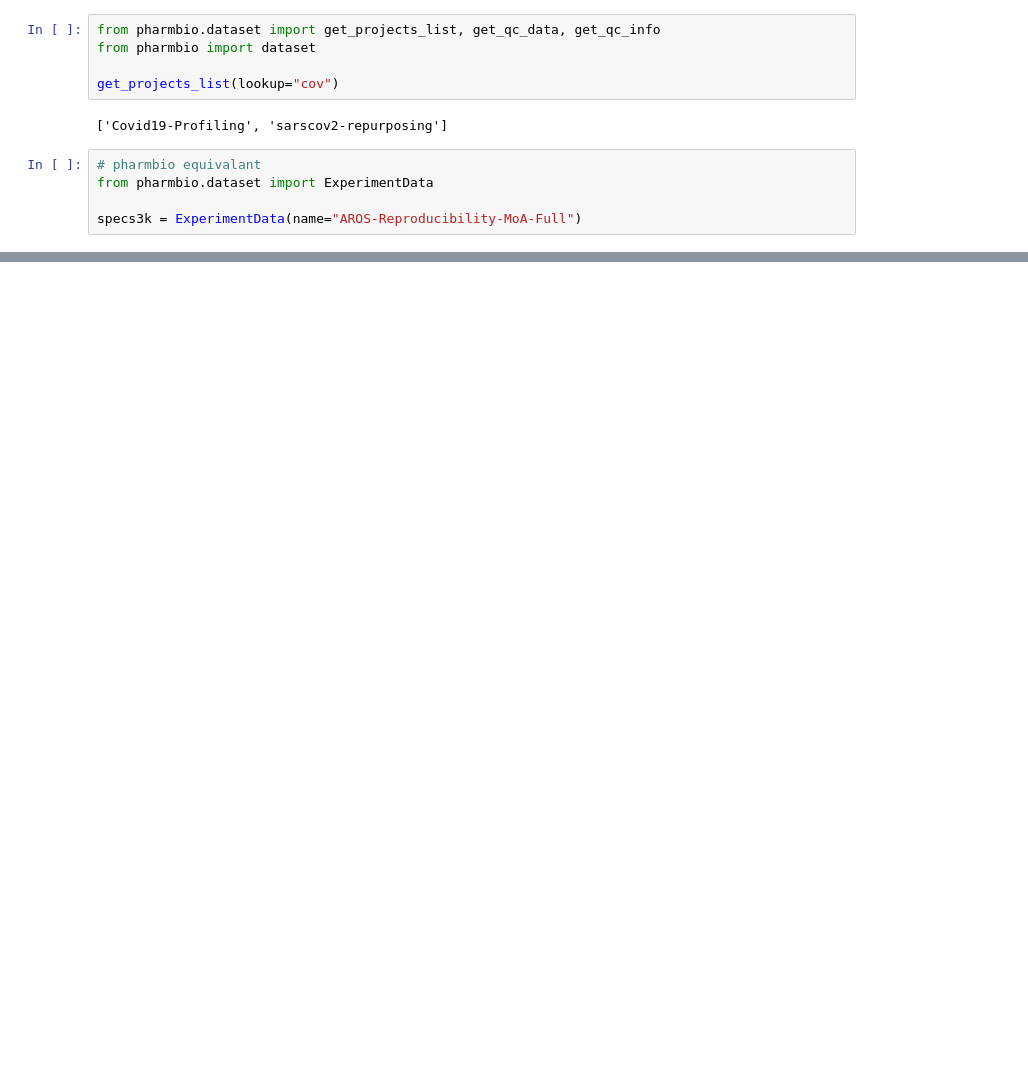
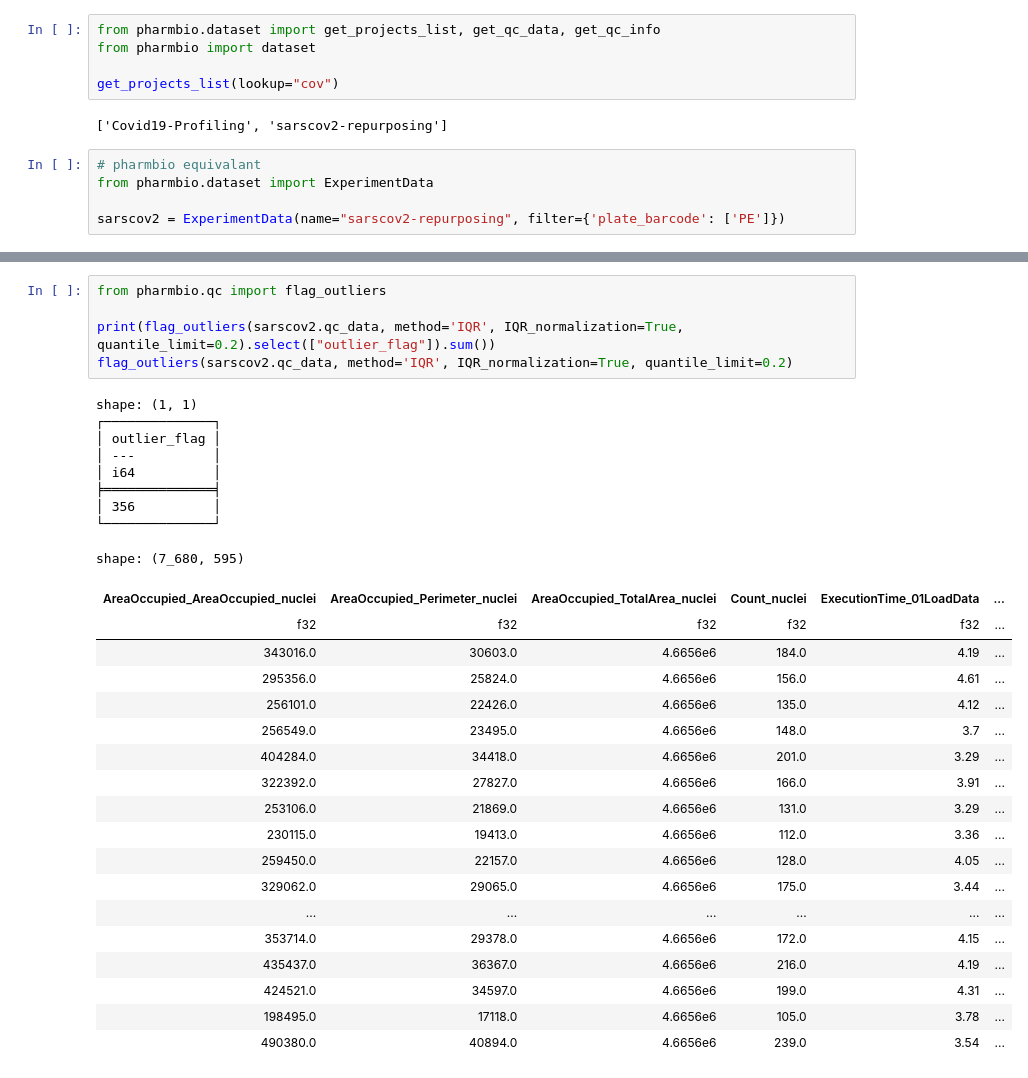
Before and after one commit to pharmbio/pharmbio_package, a Jupyter notebook: test_package.ipynb, the cells around one changed output, grey strips where cells are left out. Drawn from its saved outputs; the diff is of its cells as text; blank space fills up the shorter version.

Commit message:
add flag_outlier and related functions

```diff
--- a/test_package.ipynb
+++ b/test_package.ipynb
@@ -9,5 +9,5 @@ get_projects_list(lookup="cov")
 # pharmbio equivalant
 from pharmbio.dataset import ExperimentData
 
-specs3k = ExperimentData(name="AROS-Reproducibility-MoA-Full")
+sarscov2 = ExperimentData(name="sarscov2-repurposing", filter={'plate_barcode': ['PE']})
 # %% [output]
@@ -88,0 +86,33 @@ shape: (7_680, 589)
+# %%
+from pharmbio.qc import flag_outliers
+
+print(flag_outliers(sarscov2.qc_data, method='IQR', IQR_normalization=True, quantile_limit=0.2).select(["outlier_flag"]).sum())
+flag_outliers(sarscov2.qc_data, method='IQR', IQR_normalization=True, quantile_limit=0.2)
+# %% [output]
+shape: (1, 1)
+┌──────────────┐
+│ outlier_flag │
+│ ---          │
+│ i64          │
+╞══════════════╡
+│ 356          │
+└──────────────┘
+shape: (7_680, 595)
+| AreaOccupied_AreaOccupied_nuclei | AreaOccupied_Perimeter_nuclei | AreaOccupied_TotalArea_nuclei | Count_nuclei | ExecutionTime_01LoadData | ... |
+| f32 | f32 | f32 | f32 | f32 | ... |
+| 343016.0 | 30603.0 | 4.6656e6 | 184.0 | 4.19 | ... |
+| 295356.0 | 25824.0 | 4.6656e6 | 156.0 | 4.61 | ... |
+| 256101.0 | 22426.0 | 4.6656e6 | 135.0 | 4.12 | ... |
+| 256549.0 | 23495.0 | 4.6656e6 | 148.0 | 3.7 | ... |
+| 404284.0 | 34418.0 | 4.6656e6 | 201.0 | 3.29 | ... |
+| 322392.0 | 27827.0 | 4.6656e6 | 166.0 | 3.91 | ... |
+| 253106.0 | 21869.0 | 4.6656e6 | 131.0 | 3.29 | ... |
+| 230115.0 | 19413.0 | 4.6656e6 | 112.0 | 3.36 | ... |
+| 259450.0 | 22157.0 | 4.6656e6 | 128.0 | 4.05 | ... |
+| 329062.0 | 29065.0 | 4.6656e6 | 175.0 | 3.44 | ... |
+| ... | ... | ... | ... | ... | ... |
+| 353714.0 | 29378.0 | 4.6656e6 | 172.0 | 4.15 | ... |
+| 435437.0 | 36367.0 | 4.6656e6 | 216.0 | 4.19 | ... |
+| 424521.0 | 34597.0 | 4.6656e6 | 199.0 | 4.31 | ... |
+| 198495.0 | 17118.0 | 4.6656e6 | 105.0 | 3.78 | ... |
+| 490380.0 | 40894.0 | 4.6656e6 | 239.0 | 3.54 | ... |
```
Also changed, not shown: parts of 6 cells of this notebook, 5 other files.
